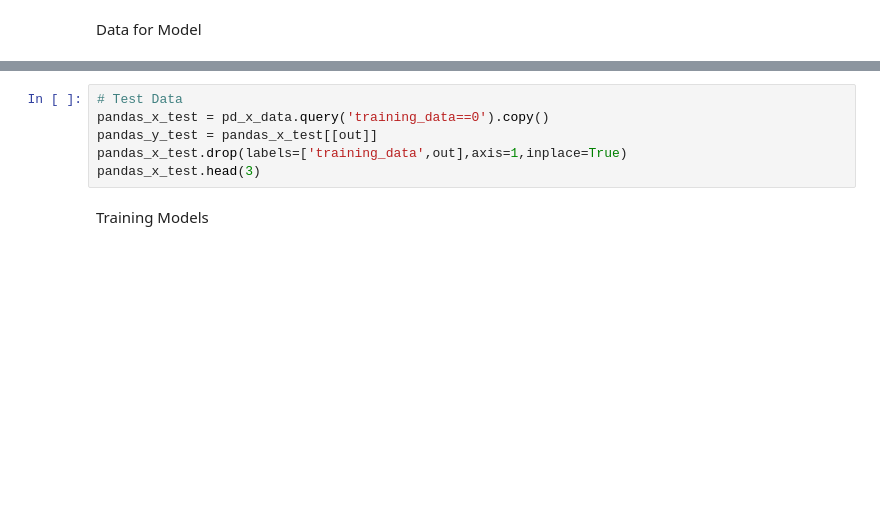
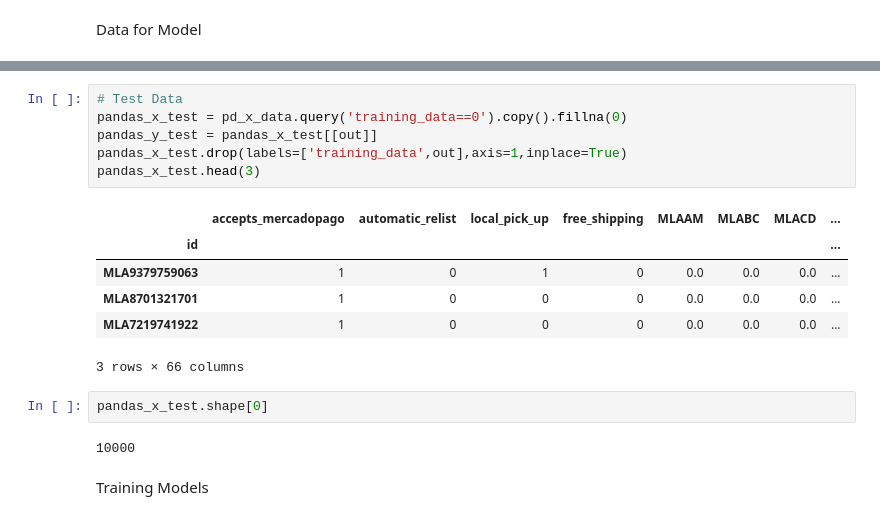
Before and after one commit to esglobe/test_mercado_libre, a Jupyter notebook: training_model.ipynb, the cells around one changed output, grey strips where cells are left out. Cells and saved outputs as stored; diff of their text form; blank space fills up the shorter version.

```diff
--- a/training_model.ipynb
+++ b/training_model.ipynb
@@ -94,9 +117,20 @@ pandas_x_training.head(3)
 # %%
 # Test Data
-pandas_x_test = pd_x_data.query('training_data==0').copy()
+pandas_x_test = pd_x_data.query('training_data==0').copy().fillna(0)
 pandas_y_test = pandas_x_test[[out]]
 pandas_x_test.drop(labels=['training_data',out],axis=1,inplace=True)
 pandas_x_test.head(3)
+# %% [output]
+|  | accepts_mercadopago | automatic_relist | local_pick_up | free_shipping | MLAAM | MLABC | MLACD | ... |
+| id |  |  |  |  |  |  |  | ... |
+| MLA9379759063 | 1 | 0 | 1 | 0 | 0.0 | 0.0 | 0.0 | ... |
+| MLA8701321701 | 1 | 0 | 0 | 0 | 0.0 | 0.0 | 0.0 | ... |
+| MLA7219741922 | 1 | 0 | 0 | 0 | 0.0 | 0.0 | 0.0 | ... |
+3 rows × 66 columns
+# %%
+pandas_x_test.shape[0]
+# %% [output]
+10000
 # %% [markdown]
 Training Models
 # %%
```
Also changed, not shown: parts of 12 cells of this notebook, 2 other files.
